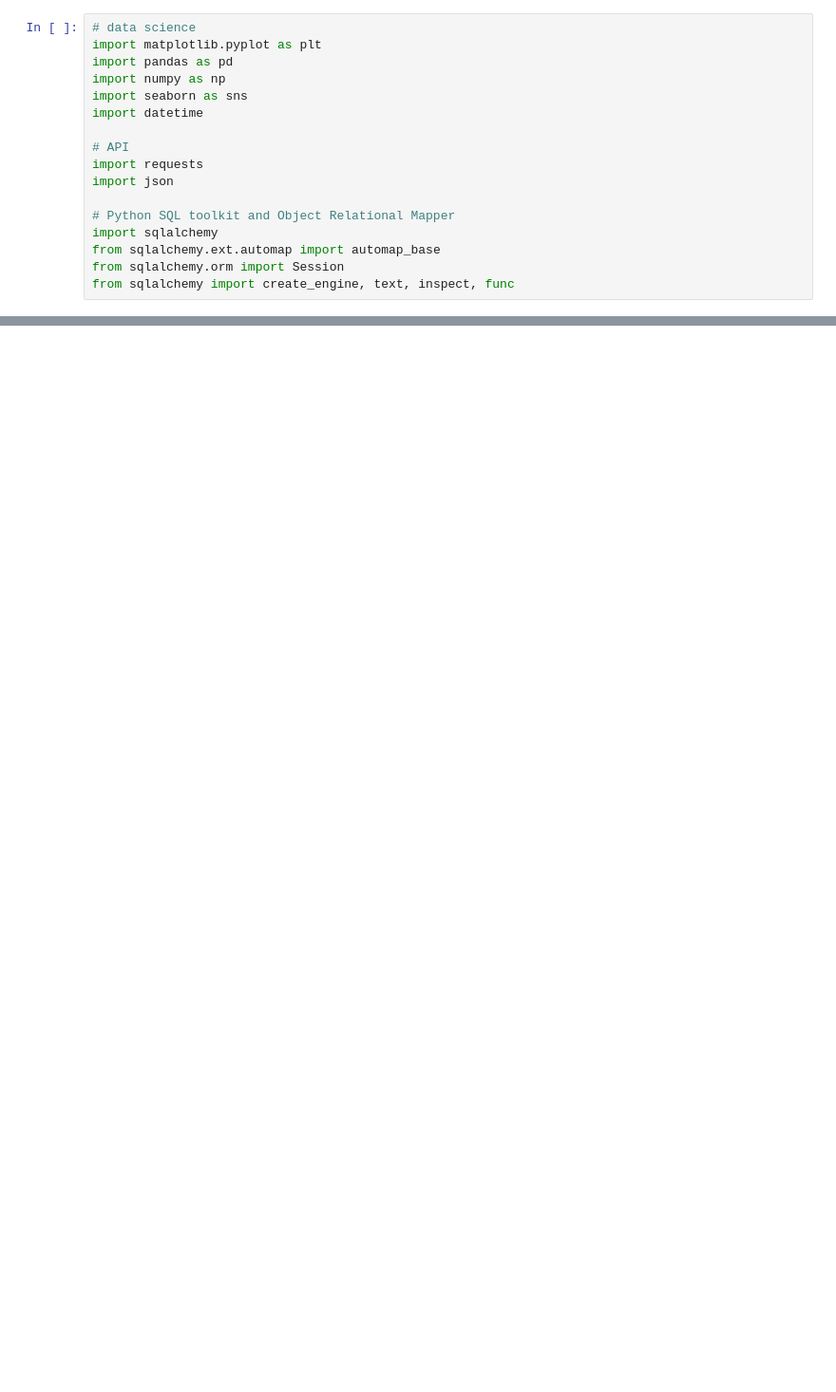
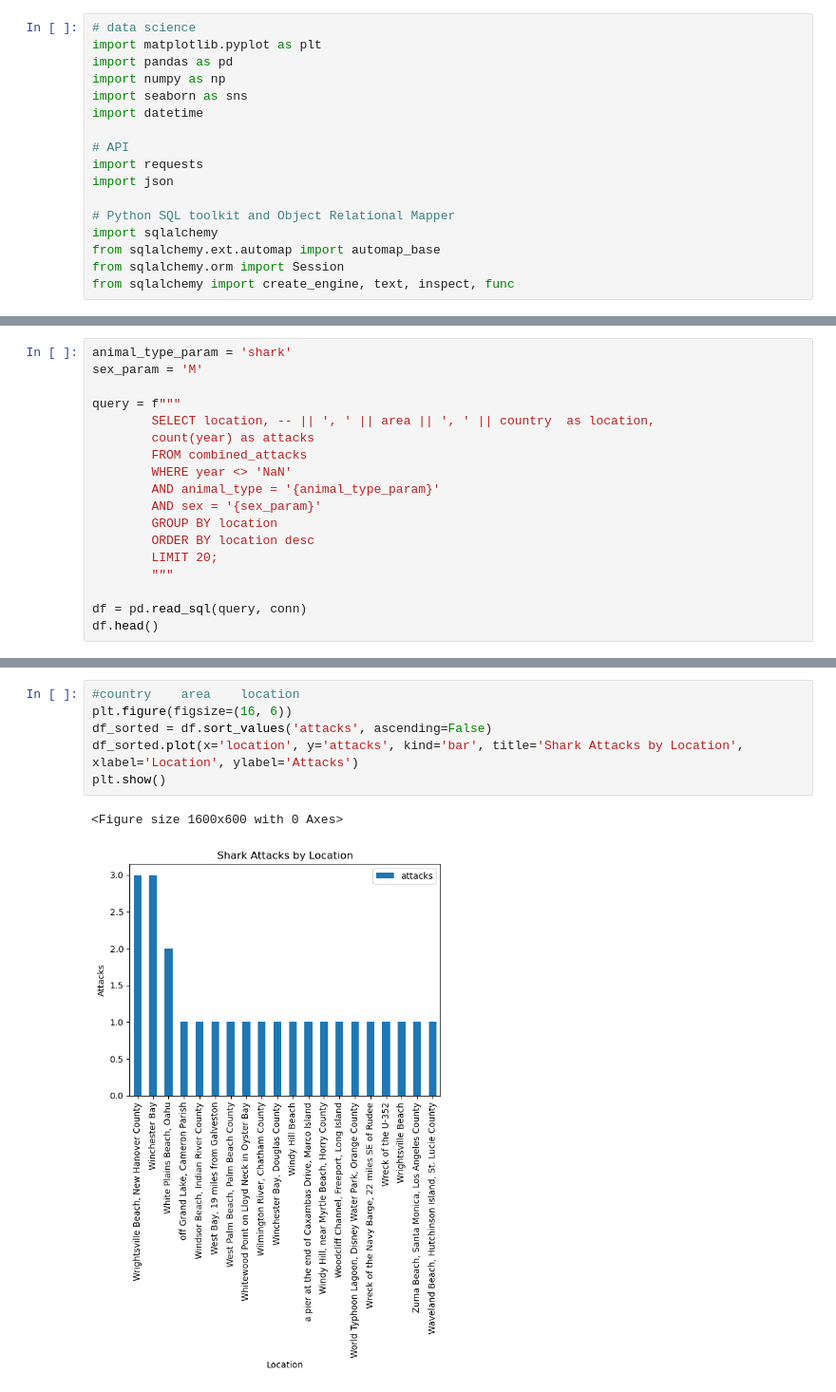
Before and after one commit to AIDecisions/project-3-group-2, a Jupyter notebook: eda/eda_carlos.ipynb, the cells around one changed output, grey strips where cells are left out. Shown: that part at 95% size. Drawn from its saved outputs; the diff is of its cells as text; blank space fills up the shorter version.

```diff
--- a/eda/eda_carlos.ipynb
+++ b/eda/eda_carlos.ipynb
@@ -49,0 +94,18 @@ df.head()
+# %%
+animal_type_param = 'shark'
+sex_param = 'M'
+
+query = f"""
+        SELECT location, -- || ', ' || area || ', ' || country  as location,
+        count(year) as attacks
+        FROM combined_attacks
+        WHERE year <> 'NaN'
+        AND animal_type = '{animal_type_param}'
+        AND sex = '{sex_param}'
+        GROUP BY location
+        ORDER BY location desc
+        LIMIT 20;
+        """
+
+df = pd.read_sql(query, conn)
+df.head()
@@ -49,0 +119,9 @@ df.head()
+# %%
+#country	area	location
+plt.figure(figsize=(16, 6))
+df_sorted = df.sort_values('attacks', ascending=False)
+df_sorted.plot(x='location', y='attacks', kind='bar', title='Shark Attacks by Location', xlabel='Location', ylabel='Attacks')
+plt.show()
+# %% [output]
+<Figure size 1600x600 with 0 Axes>
+[figure, added]
```
Also changed, not shown: parts of 9 cells of this notebook, 8 other files.
